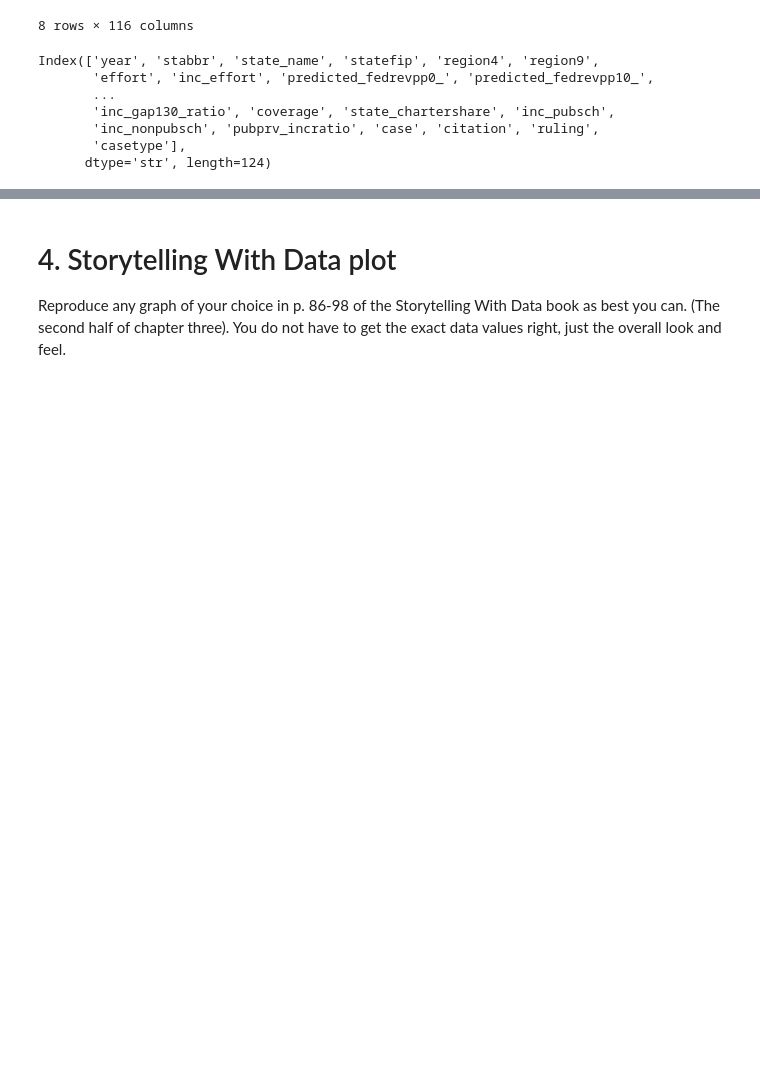
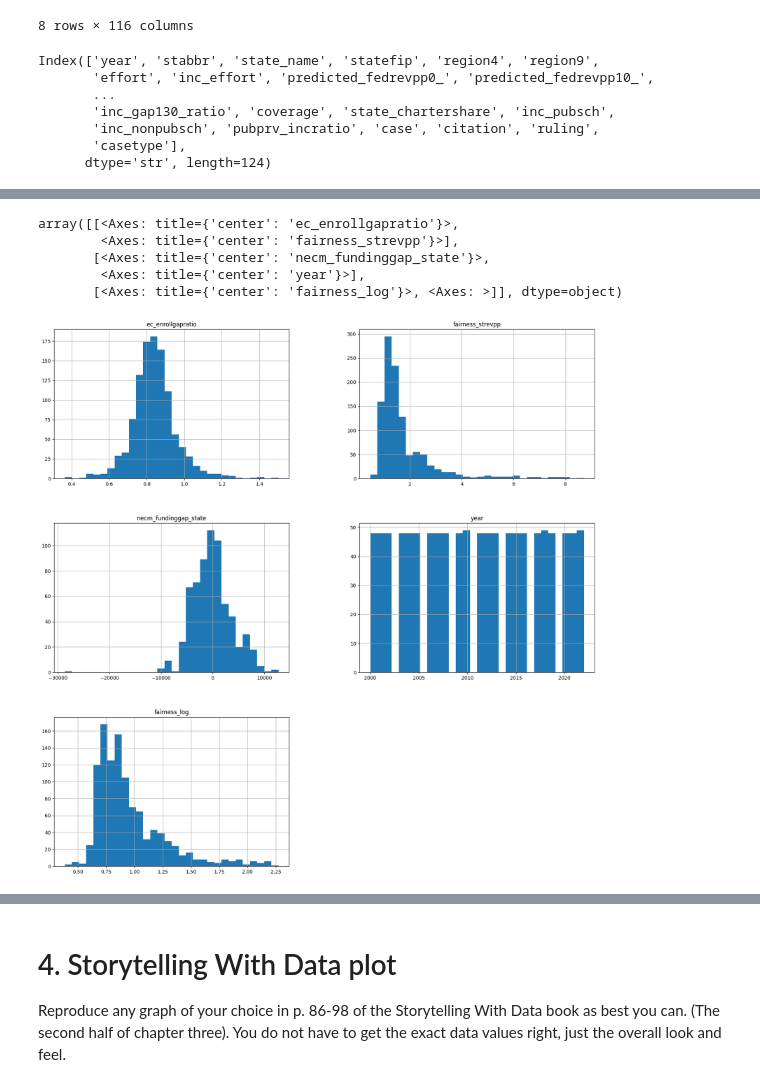
Before and after one commit to SalhaMo/Module-B-semester-2, a Jupyter notebook: Week6.ipynb, the cells around one changed output, grey strips where cells are left out. Cells and saved outputs as stored; diff of their text form; code cells hidden in the pictures; blank space fills up the shorter version.

```diff
--- a/Week6.ipynb
+++ b/Week6.ipynb
@@ -120,0 +159,9 @@ df= df[['ec_enrollgapratio','fairness_strevpp','necm_fundinggap_state']]
+# %%
+df.hist(figsize=(20,20), bins=30)
+# %% [output]
+array([[<Axes: title={'center': 'ec_enrollgapratio'}>,
+        <Axes: title={'center': 'fairness_strevpp'}>],
+       [<Axes: title={'center': 'necm_fundinggap_state'}>,
+        <Axes: title={'center': 'year'}>],
+       [<Axes: title={'center': 'fairness_log'}>, <Axes: >]], dtype=object)
+[figure, added]
```
Also changed, not shown: parts of 8 cells of this notebook.
